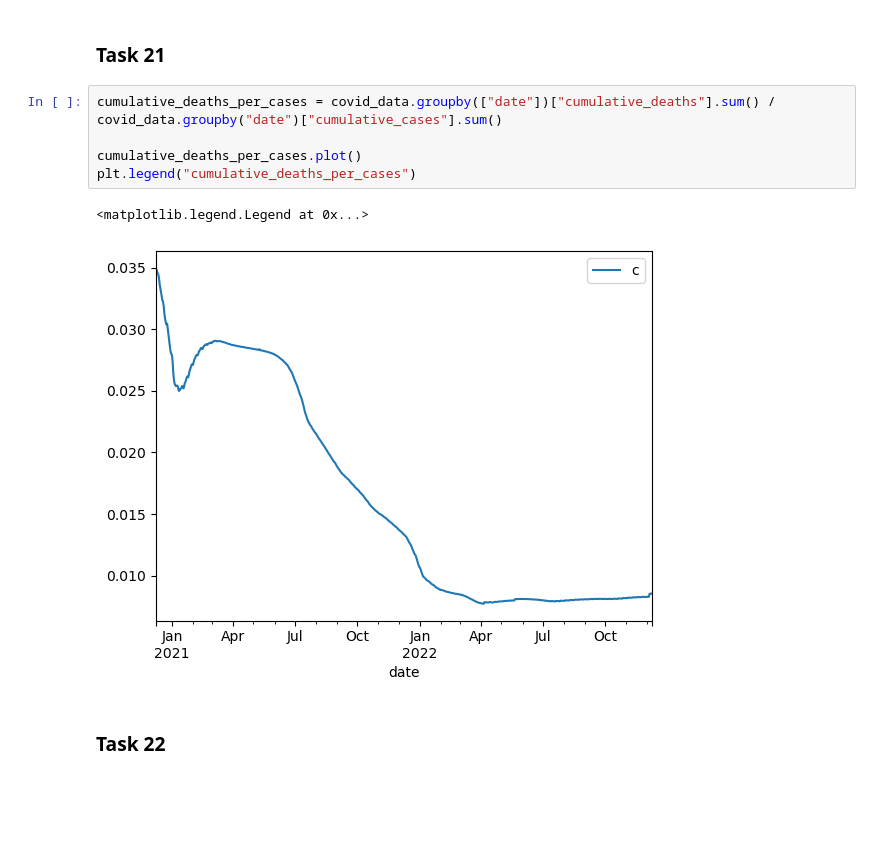
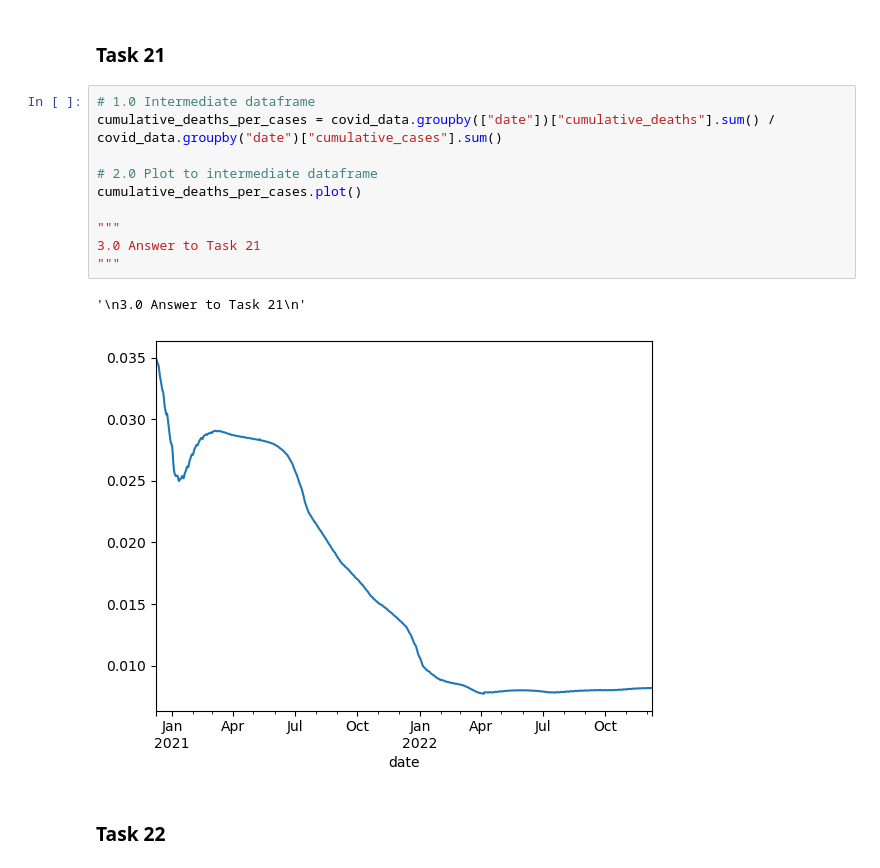
Before and after one commit to congrendai/CW2_for_computer_programing, a Jupyter notebook: CW2_A1.ipynb, the cells around one changed output. Cells and saved outputs as stored; diff of their text form; blank space fills up the shorter version.

```diff
--- a/CW2_A1.ipynb
+++ b/CW2_A1.ipynb
@@ -290,13 +370,18 @@ evolution_of_cumulative_deaths_in_London.plot()
 # %% [markdown]
 ### Task 21
 # %%
+# 1.0 Intermediate dataframe
 cumulative_deaths_per_cases = covid_data.groupby(["date"])["cumulative_deaths"].sum() / covid_data.groupby("date")["cumulative_cases"].sum()
 
+# 2.0 Plot to intermediate dataframe
 cumulative_deaths_per_cases.plot()
-plt.legend("cumulative_deaths_per_cases")
+
+"""
+3.0 Answer to Task 21
+"""
 # %% [output]
-<matplotlib.legend.Legend at 0x...>
+'\n3.0 Answer to Task 21\n'
-[figure, old version]
+[figure, new version]
 # %% [markdown]
 ### Task 22
 # %% [markdown]
```
Also changed, not shown: parts of 13 cells of this notebook.
